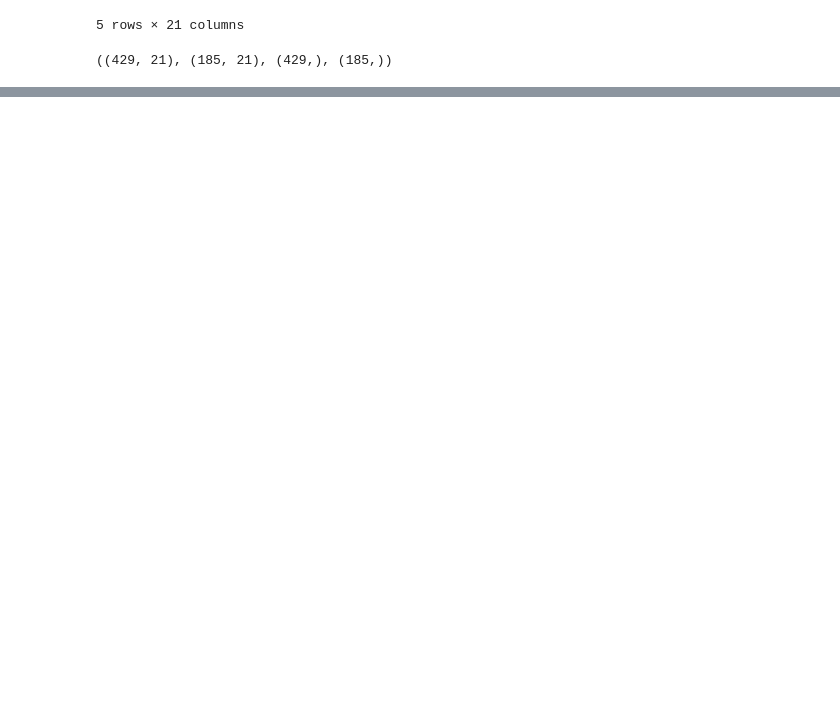
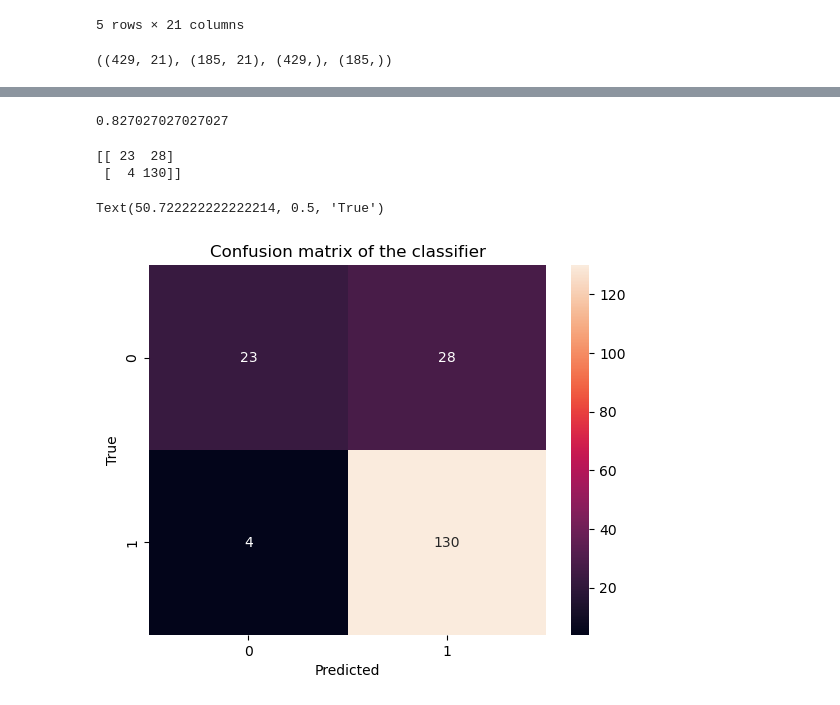
Before and after one commit to akhnasj/predictive-modelling-for-loan-approval, a Jupyter notebook: PMLA.ipynb, the cells around one changed output, grey strips where cells are left out. Saved outputs shown, nothing was run; the diff lists cells and outputs as text; code cells hidden in the pictures; blank space fills up the shorter version.

Commit message:
Built a model

```diff
--- a/PMLA.ipynb
+++ b/PMLA.ipynb
@@ -701,3 +701,7 @@ x_train.shape, x_cv.shape, y_train.shape, y_cv.shape
 # import libraries
 from sklearn.linear_model import LogisticRegression
 from sklearn.metrics import accuracy_score
+# %%
+# fit the model
+model = LogisticRegression()
+model.fit(x_train, y_train)
@@ -703,0 +716,25 @@ from sklearn.metrics import accuracy_score
+# %%
+# make prediction
+pred_cv = model.predict(x_cv)
+# %%
+# calculate accuracy score
+accuracy_score(y_cv, pred_cv)
+# %% [output]
+0.827027027027027
+# %%
+# import confusion_matrix
+from sklearn.metrics import confusion_matrix
+
+cm = confusion_matrix(y_cv, pred_cv)
+print(cm)
+
+# f, ax = plt.subplots(figsize=(9, 6))
+sns.heatmap(cm, annot=True, fmt="d")
+plt.title('Confusion matrix of the classifier')
+plt.xlabel('Predicted')
+plt.ylabel('True')
+# %% [output]
+[[ 23  28]
+ [  4 130]]
+Text(50.722222222222214, 0.5, 'True')
+[figure, added]
```
Also changed, not shown: parts of 14 cells of this notebook, 4 other files.
